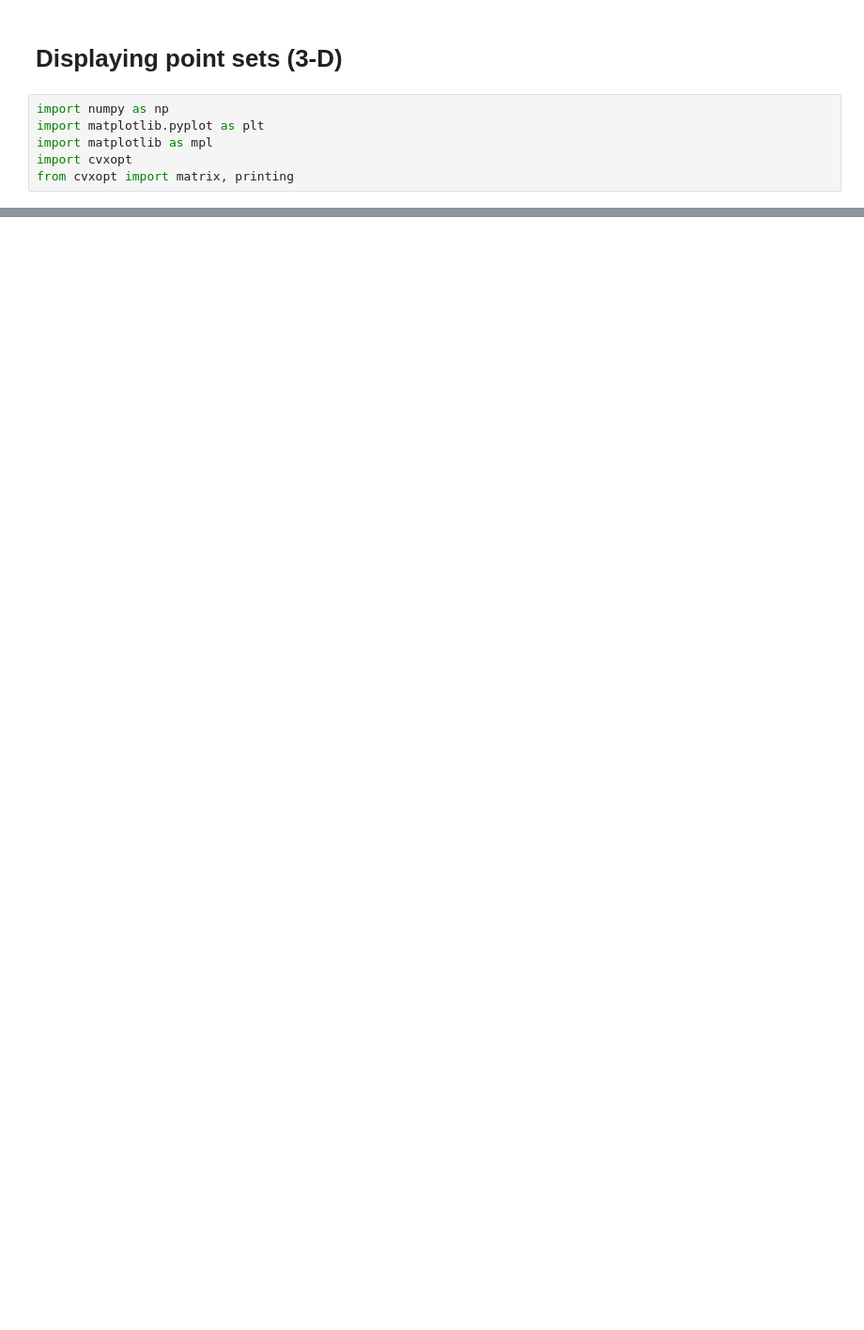
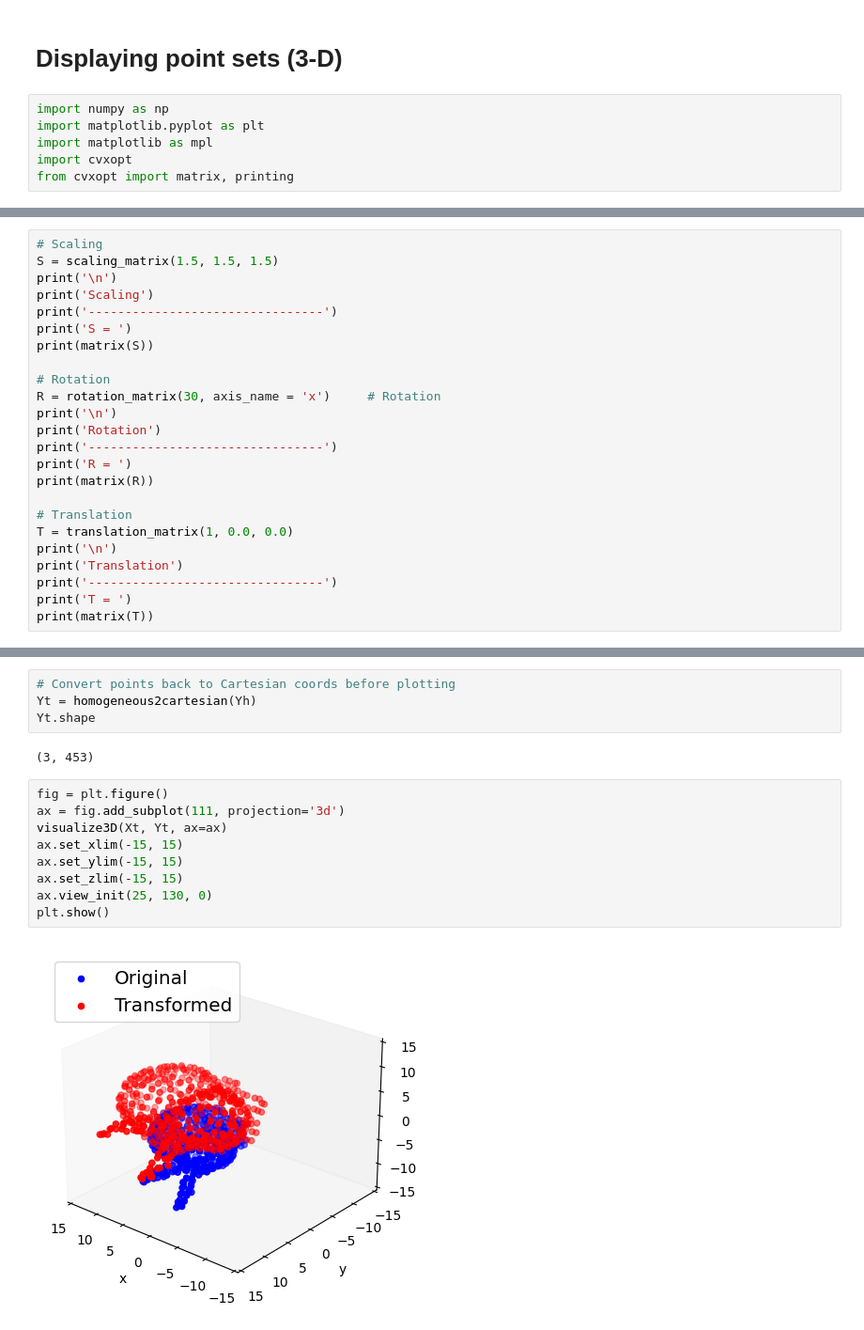
Before and after one commit to eraldoribeiro/jupyter-automation-gh-actions, a Jupyter notebook: display_pointsets3D.ipynb, the cells around one changed output, grey strips where cells are left out. Shown: that part at 94% size. Drawn from its saved outputs; the diff is of its cells as text; blank space fills up the shorter version.

```diff
--- a/display_pointsets3D.ipynb
+++ b/display_pointsets3D.ipynb
@@ -37,0 +188,24 @@ def visualize3D(X, Y, ax):
+# %%
+# Scaling
+S = scaling_matrix(1.5, 1.5, 1.5)
+print('\n')
+print('Scaling')
+print('--------------------------------')
+print('S = ')
+print(matrix(S))
+
+# Rotation
+R = rotation_matrix(30, axis_name = 'x')     # Rotation
+print('\n')
+print('Rotation')
+print('--------------------------------')
+print('R = ')
+print(matrix(R))
+
+# Translation
+T = translation_matrix(1, 0.0, 0.0)
+print('\n')
+print('Translation')
+print('--------------------------------')
+print('T = ')
+print(matrix(T))
@@ -38,3 +242,20 @@ def visualize3D(X, Y, ax):
+# %%
+# Convert points back to Cartesian coords before plotting
+Yt = homogeneous2cartesian(Yh)
+Yt.shape
+# %% [output]
+(3, 453)
+# %%
+fig = plt.figure()
+ax = fig.add_subplot(111, projection='3d')
+visualize3D(Xt, Yt, ax=ax)
+ax.set_xlim(-15, 15)
+ax.set_ylim(-15, 15)
+ax.set_zlim(-15, 15)
+ax.view_init(25, 130, 0)
+plt.show()
+# %% [output]
+[figure, added]
 # %%
 %matplotlib inline
 fig = plt.figure()
```
Also changed, not shown: parts of 32 cells of this notebook, 2 other files.
